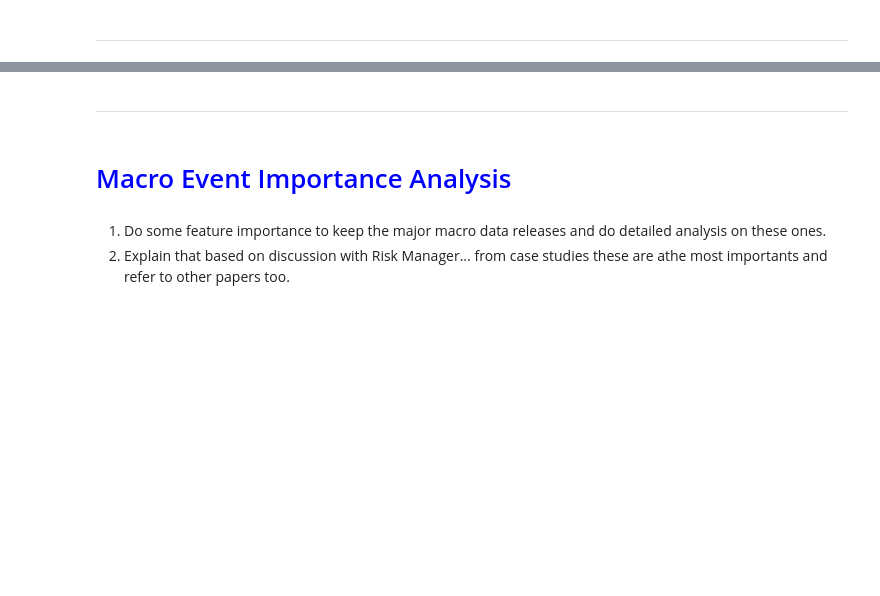
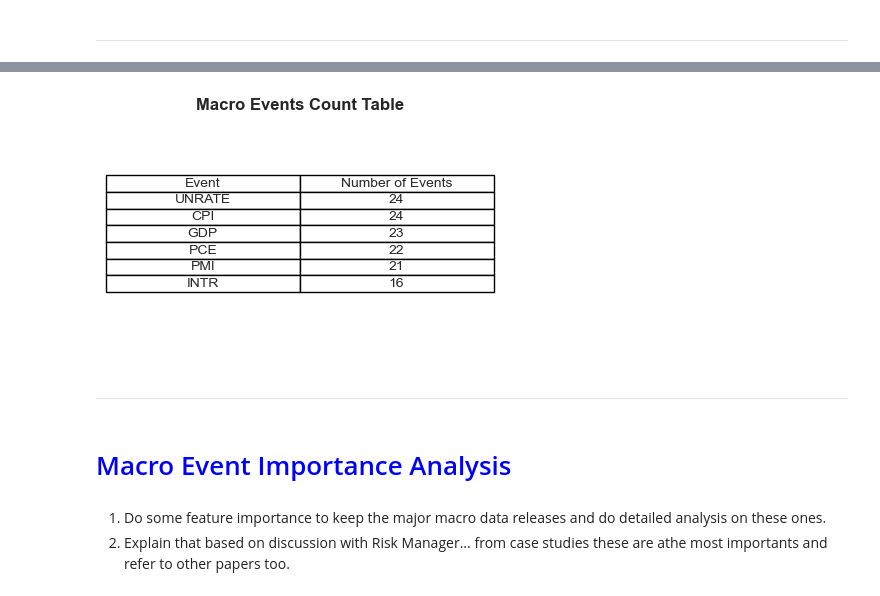
Before and after one commit to Modi1997/FX-HFT-Effects-on-US-Macro-Data, a Jupyter notebook: FX HFT Effects on US Macroeconomic Data Releases.ipynb, the cells around one changed output, grey strips where cells are left out. Saved outputs shown, nothing was run; the diff lists cells and outputs as text; code cells hidden in the pictures; blank space fills up the shorter version.

```diff
--- a/FX HFT Effects on US Macroeconomic Data Releases.ipynb
+++ b/FX HFT Effects on US Macroeconomic Data Releases.ipynb
@@ -715,3 +970,29 @@ plt.show()
+# %%
+# Reassign EventIDs by every 16 rows (as each event has 16 minutes - data rows)
+df = final_data.reset_index(drop=True)
+df['EventID'] = df.index // 16
+
+# Extract the first row of each event block to identify the event type
+event_blocks = df.groupby('EventID').first()
+
+# Count how many events per macro event type
+event_counts_by_block = event_blocks['Ticker'].value_counts()
+total_events_block = event_blocks.shape[0]
+event_table_data = [[ticker, count] for ticker, count in event_counts_by_block.items()]
+
+# Create the figure and axis for the table
+fig, ax = plt.subplots(figsize=(5, 3))
+ax.axis("tight")
+ax.axis("off")
+
+# Create the table
+table = ax.table(cellText=event_table_data, colLabels=["Event", "Number of Events"], cellLoc="center", loc="center")
+
+# Display the table
+plt.title("Macro Events Count Table", fontsize=12, fontweight='bold')
+plt.show()
+# %% [output]
+[figure, added]
 # %% [markdown]
 ------------
 # %% [markdown]
```
Also changed, not shown: parts of 33 cells of this notebook.
